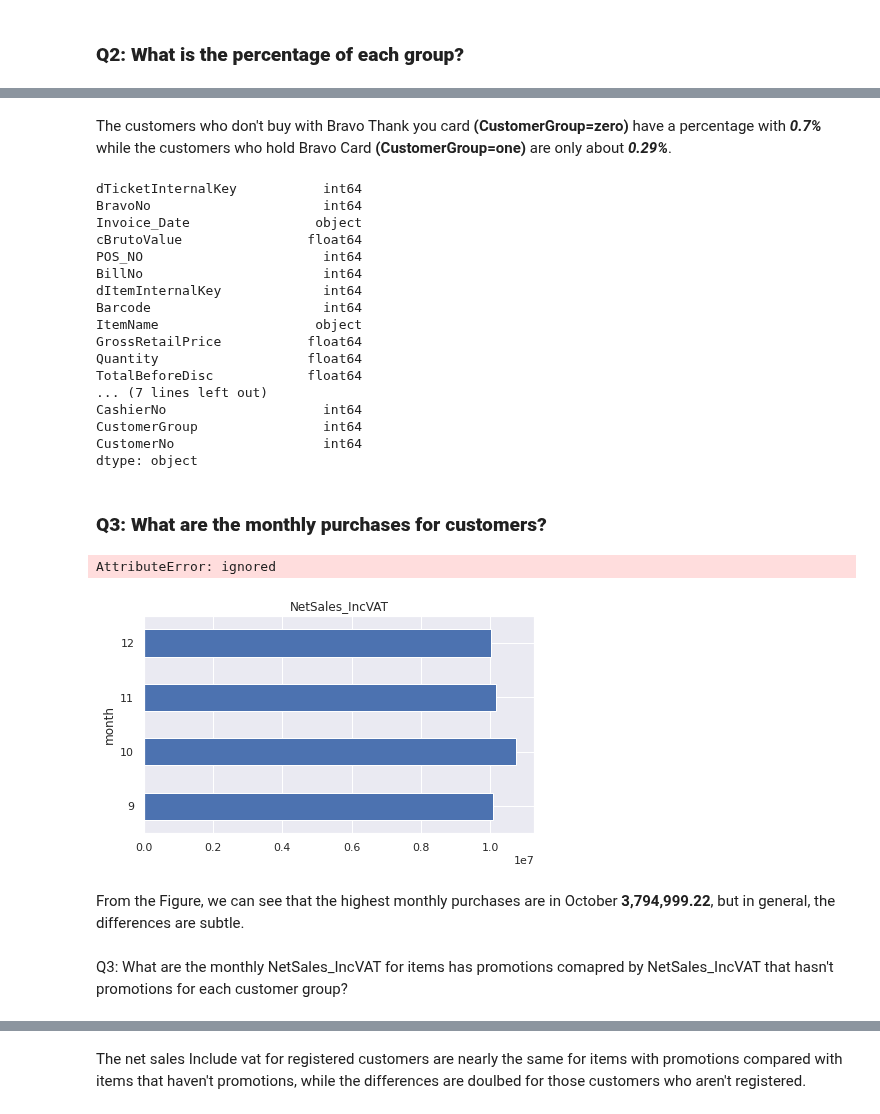
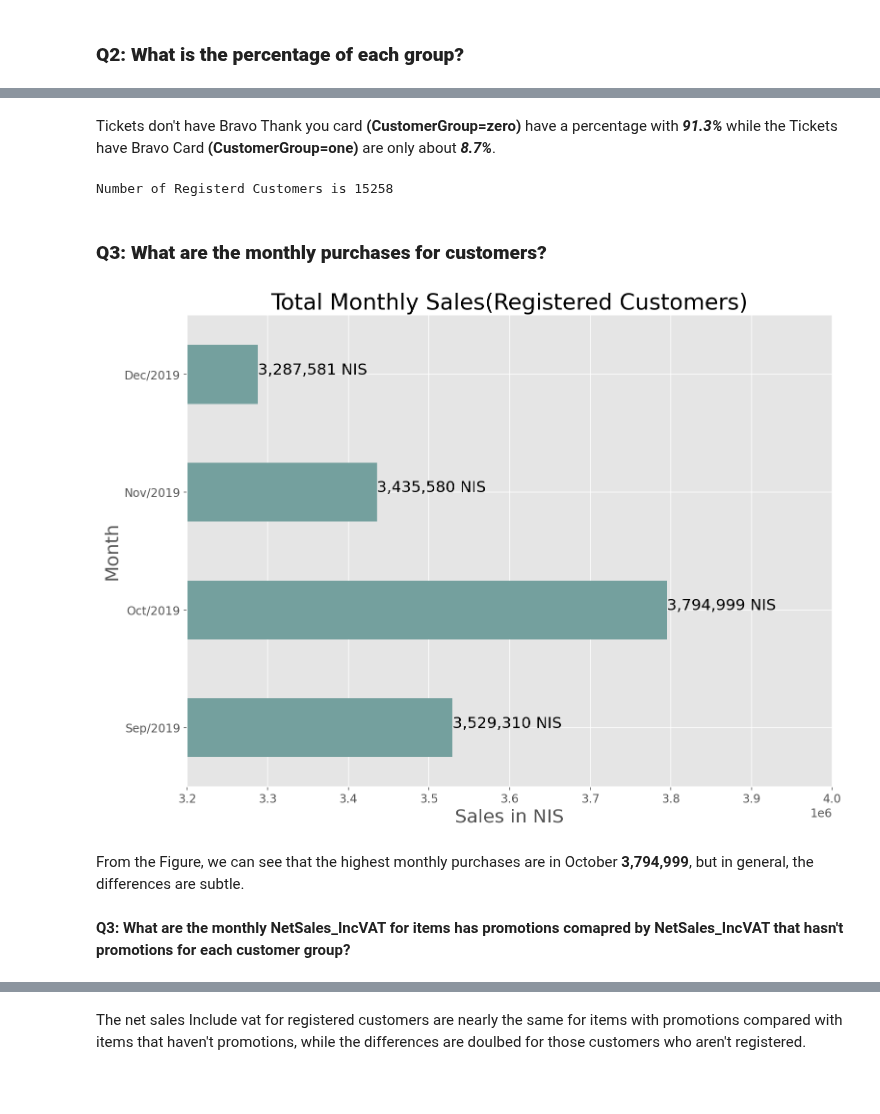
Before and after one commit to POS-Cross/Bravo-EDA, a Jupyter notebook: Bravo_EDA.ipynb, the cells around one changed output, grey strips where cells are left out. Drawn from its saved outputs; the diff is of its cells as text; code cells hidden in the pictures; blank space fills up the shorter version.

```diff
--- a/Bravo_EDA.ipynb
+++ b/Bravo_EDA.ipynb
@@ -281,7 +276,8 @@ memory usage: 733.8 MB
 # %% [markdown]
 From the clean data frame, we will drop unimportant features. Those features are either a repeated data or not useful in the EDA at this stage.
 # %%
-COLUMNS_TO_DROP=['dTicketInternalKey','Invoice_Date','Barcode', 'dVendorId' ,'cBrutoValue', 'POS_NO','Barcode', 'GrossRetailPrice' ,'Quantity' ,'dVendorId','DeptNo','CashierNo']
+# COLUMNS_TO_DROP=['dTicketInternalKey','Invoice_Date','Barcode', 'dVendorId' ,'cBrutoValue', 'POS_NO','Barcode', 'GrossRetailPrice' ,'Quantity' ,'dVendorId','DeptNo','CashierNo']
+COLUMNS_TO_DROP=['BravoNo','BillNo','Invoice_Date','POS_NO','Barcode','dVendorId',	'DeptNo',	'CashierNo']
 df_transactions= df_clean.drop(columns=COLUMNS_TO_DROP, axis=1)
 df_transactions
 # %% [output]
@@ -426,8 +394,8 @@ df_transactions
 # %%
-sns.set(color_codes=True)
+# sns.set(color_codes=True)
 
-f, ax = plt.subplots(1,1, figsize=(8, 3));
-ax = sns.distplot(df_transactions.Total_Net_InvoiceIncVAT, kde=True, bins=70)
+# f, ax = plt.subplots(1,1, figsize=(8, 3));
+# ax = sns.distplot(df_transactions.Total_Net_InvoiceIncVAT, kde=True, bins=70)
 
-ax.set(xlim=(0, 1000));
-ax.set_ylabel('counts');
+# ax.set(xlim=(0, 1000));
+# ax.set_ylabel('counts');
@@ -464,7 +430,7 @@ print(df_transactions.DiscValue.min(),' - ' ,df_transactions.DiscValue.max())
 # %%
-sns.set(color_codes=True)
+# sns.set(color_codes=True)
 
-f, ax = plt.subplots(1,1, figsize=(8, 3));
+# f, ax = plt.subplots(1,1, figsize=(8, 3));
 ax = sns.distplot(df_transactions.DiscValue, kde=False, bins=100)
 
 ax.set(xlim=(0, 620));
@@ -512,0 +466,9 @@ Text(0.5, 1.0, 'Number of customers per group')
+# %%
+
+
+# f, ax = plt.subplots(1,1, figsize=(7, 4));
+
+uniqueTickets =df_transactions.drop_duplicates("dTicketInternalKey")
+ax =uniqueTickets.CustomerGroup.value_counts().plot.pie(labels=['Tickets(Invoices) without Card','Tickets(Invoices) with Card'],autopct='%.1f%%')
+ax.set_title('% Sales Tickets(Invoices) per group')
+ax.set_ylabel('');
@@ -513,39 +477,30 @@ Text(0.5, 1.0, 'Number of customers per group')
 # %% [markdown]
-The customers who don't buy with Bravo Thank you card **(CustomerGroup=zero)** have a percentage with ***0.7%*** while the customers  who hold Bravo Card **(CustomerGroup=one)** are only about ***0.29%***.
+Tickets don't have Bravo Thank you card **(CustomerGroup=zero)** have a percentage with ***91.3%*** while the Tickets have Bravo Card **(CustomerGroup=one)** are only about ***8.7%***.
-# %%
-df_clean.dtypes
-# %% [output]
-dTicketInternalKey           int64
-BravoNo                      int64
-Invoice_Date                object
-cBrutoValue                float64
-POS_NO                       int64
-BillNo                       int64
-dItemInternalKey             int64
-Barcode                      int64
-ItemName                    object
-GrossRetailPrice           float64
-Quantity                   float64
-TotalBeforeDisc            float64
-... (7 lines left out)
-CashierNo                    int64
-CustomerGroup                int64
-CustomerNo                   int64
-dtype: object
+# %%
+RegisterdCustomers=pd.unique(df_transactions[df_transactions.CustomerGroup == 1].CustomerNo)
+print(f"Number of Registerd Customers is {RegisterdCustomers.size}")
+# %% [output]
+Number of Registerd Customers is 15258
 # %% [markdown]
 ### **Q3: What are the monthly purchases for customers?**
 # %%
-#df_customers= df_clean[df_clean.CustomerGroup ==1] # only customers who have Bravo Card.
-f, ax = plt.subplots(1,1, figsize=(7, 4));
-df_monthly_purchases=df_transactions.groupby(['month'])
-ax =df_monthly_purchases['NetSales_IncVAT'].sum().plot.barh(rot=0, subplots=True)
+df_customers= df_clean[df_clean.CustomerGroup ==1] # only customers who have Bravo Card.
+# f, ax = plt.subplots(1,1, figsize=(7, 4));
+
+df_monthly_purchases=uniqueTickets[uniqueTickets.CustomerGroup ==1].groupby(['month'])
+df_monthly_purchasesSum = df_monthly_purchases['Total_Net_InvoiceIncVAT'].sum()
+ax = df_monthly_purchasesSum.plot.barh()
+ax.set_yticklabels(['Sep/2019','Oct/2019','Nov/2019','Dec/2019'], minor=False)
 ax.set_ylabel('Month');
-ax.set_xlabel('NetSales_IncVAT');
-ax.set_title('NetSales_IncVAT per Month', fontsize=12)
+ax.set_xlabel('Sales in NIS');
+ax.set_title('Total Monthly Sales(Registered Customers)')
+ax.set_xlim(3200000,4000000)
+
+for index,data in enumerate(df_monthly_purchasesSum):
+    ax.text(y=index , x =data , s="{:0,.0f} NIS".format(round(data)))
 # %% [output]
-AttributeError: ignored
-[figure, old version]
+[figure, new version]
 # %% [markdown]
-From the Figure, we can see that the highest monthly purchases are in October **3,794,999.22**, but in general, the differences are subtle.
+From the Figure, we can see that the highest monthly purchases are in October **3,794,999**, but in general, the differences are subtle.
 # %% [markdown]
-Q3: What are the monthly NetSales_IncVAT for items has promotions comapred by NetSales_IncVAT that hasn't promotions for each customer group?
+**Q3: What are the monthly NetSales_IncVAT for items has promotions comapred by NetSales_IncVAT that hasn't promotions for each customer group?**
```
Also changed, not shown: parts of 38 cells of this notebook.
